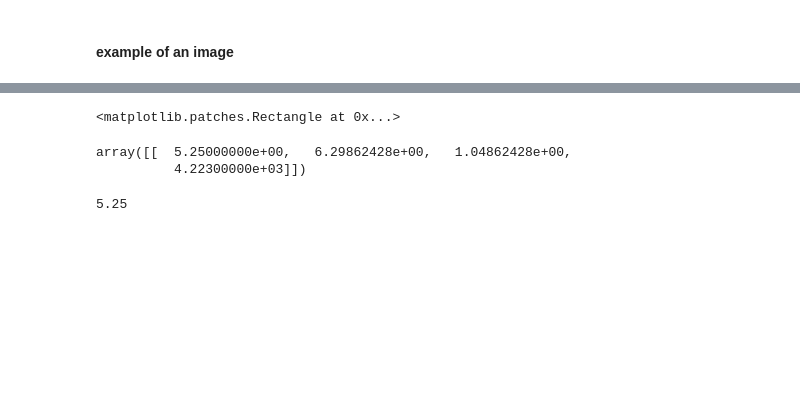
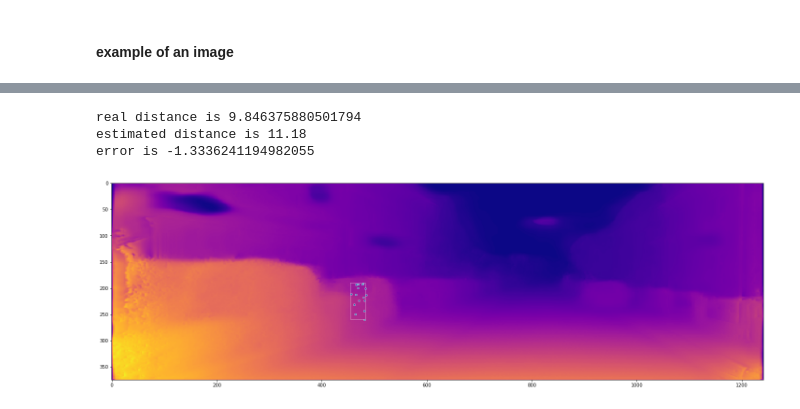
Before and after one commit to Parrotlife/pedestrianDepth-baseline, a Jupyter notebook: MonoDepth-PyTorch/pedestrian_depth_baseline-PIFPAF.ipynb, the cells around one changed output, grey strips where cells are left out. Drawn from its saved outputs; the diff is of its cells as text; code cells hidden in the pictures; blank space fills up the shorter version.

```diff
--- a/MonoDepth-PyTorch/pedestrian_depth_baseline-PIFPAF.ipynb
+++ b/MonoDepth-PyTorch/pedestrian_depth_baseline-PIFPAF.ipynb
@@ -29,7 +29,3 @@ torch.cuda.empty_cache()
 # %%
 images_names=os.listdir('data/test/image_2/image_02/data/')
 images_names.sort()
-# %%
-for image in images_names:
-    temp=cv2.imread('data/test/image_2/image_02/data/'+image, cv2.IMREAD_UNCHANGED)
-    print(temp.shape[0:1])
@@ -393,9 +300,0 @@ disp_bbox=list(disp_bbox[0])
-# %%
-ax.add_patch(
-            plt.Rectangle((disp_bbox[0+1], disp_bbox[1+1]),
-                          disp_bbox[2+1] - disp_bbox[0+1],
-                          disp_bbox[3+1] - disp_bbox[1+1],
-                          fill=False, edgecolor='white',
-                          linewidth=0.5, alpha=1))
-# %% [output]
-<matplotlib.patches.Rectangle at 0x...>
@@ -404,22 +301,36 @@ depth = 0.54 * 721 / (1242 * disp_to_img)
-# %%
-#depth[int(disp_bbox[1+1]):int(disp_bbox[3+1]),int(disp_bbox[0+1]):int(disp_bbox[2+1])].min()
-errors[errors[:,-1]==image_id]
-# %% [output]
-array([[  5.25000000e+00,   6.29862428e+00,   1.04862428e+00,
-          4.22300000e+03]])
 # %%
-len(disp_bbox[5:-1])
+fig,ax = plt.subplots(figsize=(25, 10))
+
+image_id=2048
+disp_to_img = skimage.transform.resize(disp[image_id].squeeze(), [375, 1242], mode='constant')
+ax.imshow(disp_to_img, cmap='plasma')
+
+disp_bbox = np.array(final_boxes)[np.array(final_boxes)[:,0]==image_id]
+disp_bbox=list(disp_bbox[0])
+ax.add_patch(
+            plt.Rectangle((disp_bbox[0+1], disp_bbox[1+1]),
+                          disp_bbox[2+1] - disp_bbox[0+1],
+                          disp_bbox[3+1] - disp_bbox[1+1],
+                          fill=False, edgecolor='white',
+                          linewidth=0.5, alpha=1))
+depth = 0.54 * 721 / (1242 * disp_to_img)
+
+print('real distance is', errors[errors[:,-1]==image_id][0][1])
+
 for joint in list(zip(disp_bbox[5:-1][::2],disp_bbox[5:-1][1::2])):
     if ((joint[1]<depth.shape[0]) & (joint[0]<depth.shape[1])):
         ax.add_patch(
             plt.Rectangle(joint,
                           3,
                           3,
                           fill=True, edgecolor='white',
                           linewidth=0.5, alpha=1))
-        #print(joint)
-        #pred.append(depth[int(joint[1]),int(joint[0])])
+
+print('estimated distance is',disp_bbox[-1])
+print('error is', errors[errors[:,-1]==image_id][0][2])
+plt.show()
+# %% [output]
+real distance is 9.846375880501794
+estimated distance is 11.18
+error is -1.3336241194982055
+[figure, added]
-# %%
-disp_bbox[-1]
-# %% [output]
-5.25
```
Also changed, not shown: parts of 46 cells of this notebook, 3 other files.
